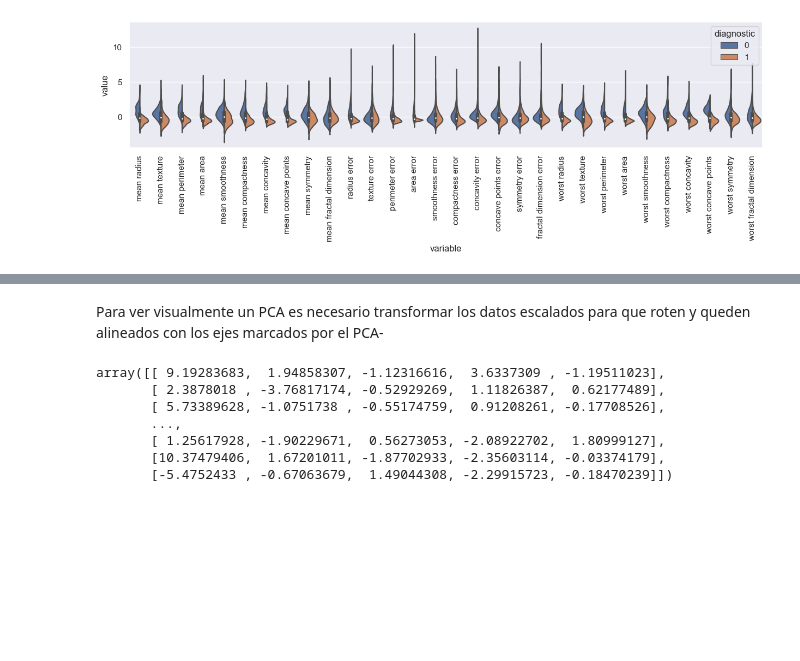
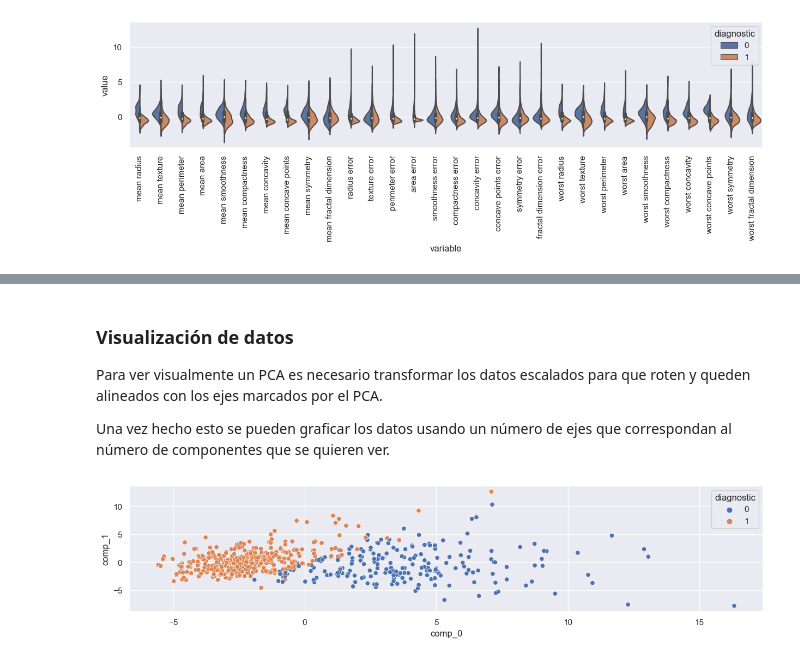
Before and after one commit to mar-esther23/CursoPandas2023, a Jupyter notebook: CP8-CorrelacionPCA.ipynb, the cells around one changed output, grey strips where cells are left out. Saved outputs shown, nothing was run; the diff lists cells and outputs as text; code cells hidden in the pictures; blank space fills up the shorter version.

```diff
--- a/CP8-CorrelacionPCA.ipynb
+++ b/CP8-CorrelacionPCA.ipynb
@@ -303,13 +288,17 @@ En total los primeros 5 componentes explican el 84.7342743166872% de la varianza
 # %% [markdown]
-Para ver visualmente un PCA es necesario transformar los datos escalados para que roten y queden alineados con los ejes marcados por el PCA-
+### Visualización de datos
+
+Para ver visualmente un PCA es necesario transformar los datos escalados para que roten y queden alineados con los ejes marcados por el PCA.
+
+Una vez hecho esto se pueden graficar los datos usando un número de ejes que correspondan al número de componentes que se quieren ver.
 # %%
-df_pca = pca.transform(df_scaled.drop('diagnostic', axis=1))
-df_pca
+# transformar los datos y guardarlos en un df
+df_data_pca = pca.transform(df_scaled.drop('diagnostic', axis=1))
+df_data_pca = pd.DataFrame(df_data_pca, columns=['comp_{}'.format(i) for i in range(n_components)])
+df_data_pca['diagnostic'] = df_scaled['diagnostic']
+df_data_pca
+# graficar
+sns.scatterplot(data=df_data_pca, x='comp_0', y='comp_1', hue='diagnostic')
+plt.show()
 # %% [output]
-array([[ 9.19283683,  1.94858307, -1.12316616,  3.6337309 , -1.19511023],
-       [ 2.3878018 , -3.76817174, -0.52929269,  1.11826387,  0.62177489],
-       [ 5.73389628, -1.0751738 , -0.55174759,  0.91208261, -0.17708526],
-       ...,
-       [ 1.25617928, -1.90229671,  0.56273053, -2.08922702,  1.80999127],
-       [10.37479406,  1.67201011, -1.87702933, -2.35603114, -0.03374179],
-       [-5.4752433 , -0.67063679,  1.49044308, -2.29915723, -0.18470239]])
+[figure, added]
```
Also changed, not shown: parts of 29 cells of this notebook, 1 other file.
